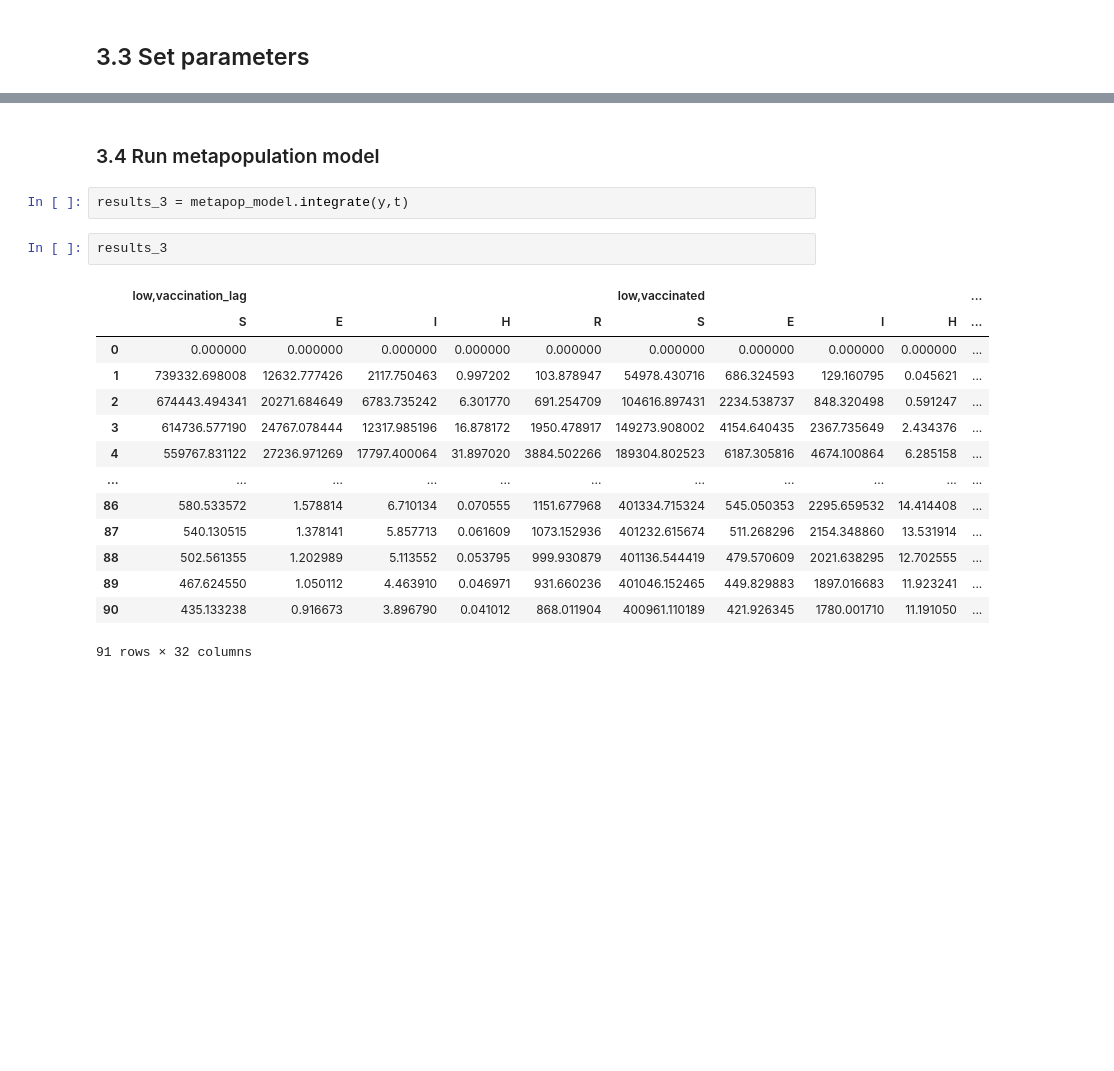
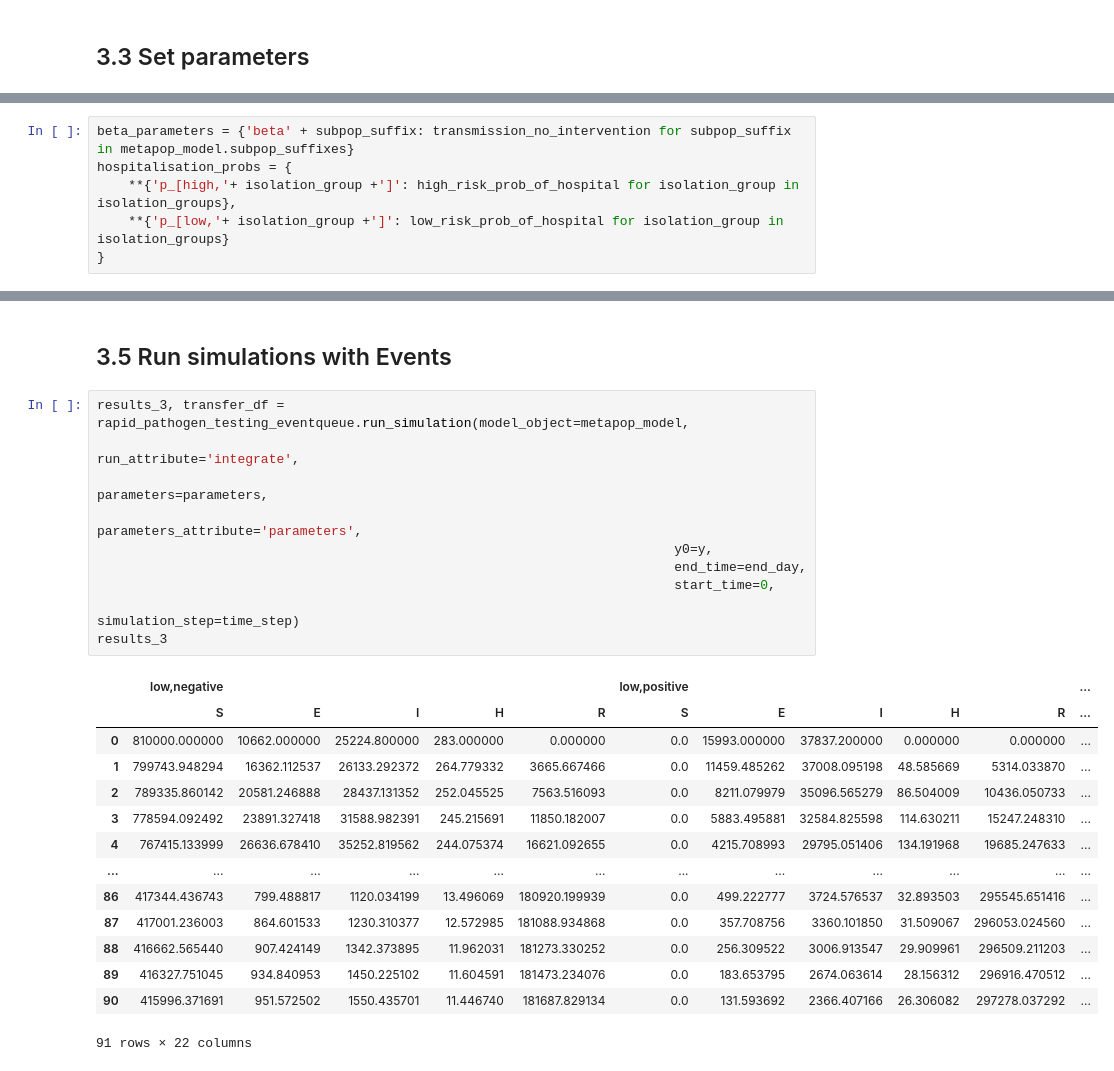
Before and after one commit to m-d-grunnill/MetaCast, a Jupyter notebook: demo/Basic_Demonstration.ipynb, the cells around one changed output, grey strips where cells are left out. Saved outputs shown, nothing was run; the diff lists cells and outputs as text; blank space fills up the shorter version.

```diff
--- a/demo/Basic_Demonstration.ipynb
+++ b/demo/Basic_Demonstration.ipynb
@@ -453,0 +402,6 @@ metapop_model.parameters = parameters
+# %%
+beta_parameters = {'beta' + subpop_suffix: transmission_no_intervention for subpop_suffix in metapop_model.subpop_suffixes}
+hospitalisation_probs = {
+    **{'p_[high,'+ isolation_group +']': high_risk_prob_of_hospital for isolation_group in isolation_groups},
+    **{'p_[low,'+ isolation_group +']': low_risk_prob_of_hospital for isolation_group in isolation_groups}
+}
@@ -454,21 +473,27 @@ metapop_model.parameters = parameters
 # %% [markdown]
-### 3.4 Run metapopulation model
+## 3.5 Run simulations with Events
-# %%
-results_3 = metapop_model.integrate(y,t)
-# %%
-results_3
-# %% [output]
-|  | low,vaccination_lag |  |  |  |  | low,vaccinated |  |  |  | ... |
-|  | S | E | I | H | R | S | E | I | H | ... |
-| 0 | 0.000000 | 0.000000 | 0.000000 | 0.000000 | 0.000000 | 0.000000 | 0.000000 | 0.000000 | 0.000000 | ... |
-| 1 | 739332.698008 | 12632.777426 | 2117.750463 | 0.997202 | 103.878947 | 54978.430716 | 686.324593 | 129.160795 | 0.045621 | ... |
-| 2 | 674443.494341 | 20271.684649 | 6783.735242 | 6.301770 | 691.254709 | 104616.897431 | 2234.538737 | 848.320498 | 0.591247 | ... |
-| 3 | 614736.577190 | 24767.078444 | 12317.985196 | 16.878172 | 1950.478917 | 149273.908002 | 4154.640435 | 2367.735649 | 2.434376 | ... |
-| 4 | 559767.831122 | 27236.971269 | 17797.400064 | 31.897020 | 3884.502266 | 189304.802523 | 6187.305816 | 4674.100864 | 6.285158 | ... |
-| ... | ... | ... | ... | ... | ... | ... | ... | ... | ... | ... |
-| 86 | 580.533572 | 1.578814 | 6.710134 | 0.070555 | 1151.677968 | 401334.715324 | 545.050353 | 2295.659532 | 14.414408 | ... |
-| 87 | 540.130515 | 1.378141 | 5.857713 | 0.061609 | 1073.152936 | 401232.615674 | 511.268296 | 2154.348860 | 13.531914 | ... |
-| 88 | 502.561355 | 1.202989 | 5.113552 | 0.053795 | 999.930879 | 401136.544419 | 479.570609 | 2021.638295 | 12.702555 | ... |
-| 89 | 467.624550 | 1.050112 | 4.463910 | 0.046971 | 931.660236 | 401046.152465 | 449.829883 | 1897.016683 | 11.923241 | ... |
-| 90 | 435.133238 | 0.916673 | 3.896790 | 0.041012 | 868.011904 | 400961.110189 | 421.926345 | 1780.001710 | 11.191050 | ... |
-91 rows × 32 columns
+# %%
+results_3, transfer_df = rapid_pathogen_testing_eventqueue.run_simulation(model_object=metapop_model,
+                                                                          run_attribute='integrate',
+                                                                          parameters=parameters,
+                                                                          parameters_attribute='parameters',
+                                                                          y0=y,
+                                                                          end_time=end_day,
+                                                                          start_time=0,
+                                                                          simulation_step=time_step)
+results_3
+# %% [output]
+|  | low,negative |  |  |  |  | low,positive |  |  |  |  | ... |
+|  | S | E | I | H | R | S | E | I | H | R | ... |
+| 0 | 810000.000000 | 10662.000000 | 25224.800000 | 283.000000 | 0.000000 | 0.0 | 15993.000000 | 37837.200000 | 0.000000 | 0.000000 | ... |
+| 1 | 799743.948294 | 16362.112537 | 26133.292372 | 264.779332 | 3665.667466 | 0.0 | 11459.485262 | 37008.095198 | 48.585669 | 5314.033870 | ... |
+| 2 | 789335.860142 | 20581.246888 | 28437.131352 | 252.045525 | 7563.516093 | 0.0 | 8211.079979 | 35096.565279 | 86.504009 | 10436.050733 | ... |
+| 3 | 778594.092492 | 23891.327418 | 31588.982391 | 245.215691 | 11850.182007 | 0.0 | 5883.495881 | 32584.825598 | 114.630211 | 15247.248310 | ... |
+| 4 | 767415.133999 | 26636.678410 | 35252.819562 | 244.075374 | 16621.092655 | 0.0 | 4215.708993 | 29795.051406 | 134.191968 | 19685.247633 | ... |
+| ... | ... | ... | ... | ... | ... | ... | ... | ... | ... | ... | ... |
+| 86 | 417344.436743 | 799.488817 | 1120.034199 | 13.496069 | 180920.199939 | 0.0 | 499.222777 | 3724.576537 | 32.893503 | 295545.651416 | ... |
+| 87 | 417001.236003 | 864.601533 | 1230.310377 | 12.572985 | 181088.934868 | 0.0 | 357.708756 | 3360.101850 | 31.509067 | 296053.024560 | ... |
+| 88 | 416662.565440 | 907.424149 | 1342.373895 | 11.962031 | 181273.330252 | 0.0 | 256.309522 | 3006.913547 | 29.909961 | 296509.211203 | ... |
+| 89 | 416327.751045 | 934.840953 | 1450.225102 | 11.604591 | 181473.234076 | 0.0 | 183.653795 | 2674.063614 | 28.156312 | 296916.470512 | ... |
+| 90 | 415996.371691 | 951.572502 | 1550.435701 | 11.446740 | 181687.829134 | 0.0 | 131.593692 | 2366.407166 | 26.306082 | 297278.037292 | ... |
+91 rows × 22 columns
```
Also changed, not shown: parts of 42 cells of this notebook, 2 other files.
